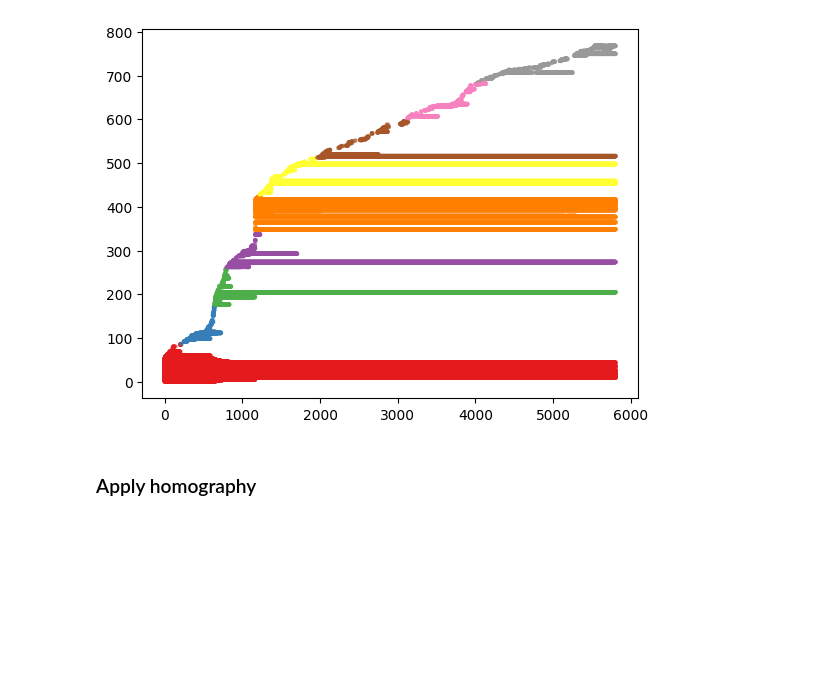
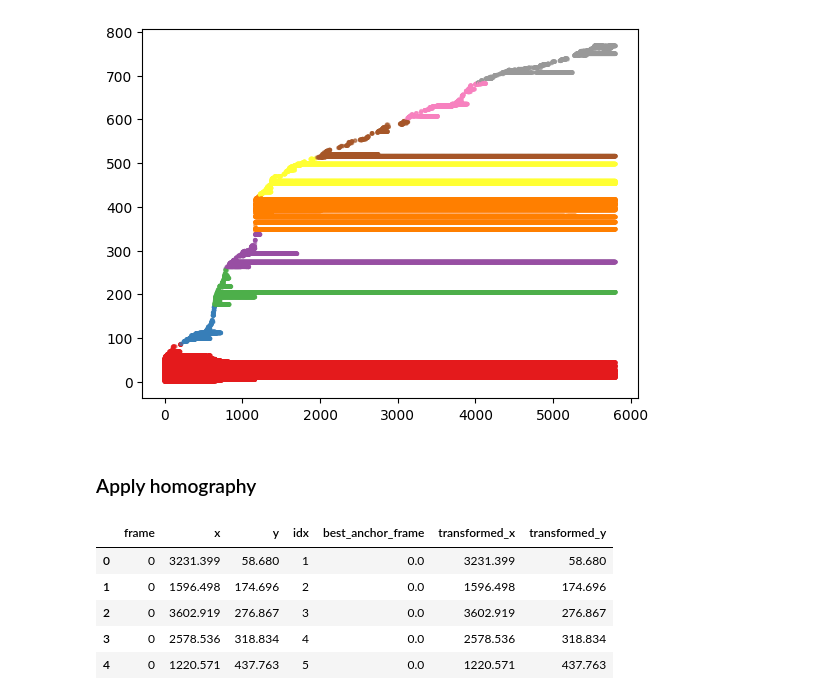
Before and after one commit to projectmela/SpatialRegistration, a Jupyter notebook: 05_GetAnchorFrames.ipynb, the cells around one changed output. Cells and saved outputs as stored; diff of their text form; code cells hidden in the pictures; blank space fills up the shorter version.

```diff
--- a/05_GetAnchorFrames.ipynb
+++ b/05_GetAnchorFrames.ipynb
@@ -321,14 +321,21 @@ thresholds = {
 # %%
 # Step 1: Identify anchor frames
 anchor_frames = identify_anchor_frames(df, thresholds)
 
 # Step 2: Find the best anchor for each frame
 df = find_best_anchor_for_each_frame(df, anchor_frames, thresholds)
 
 # Step 3: Apply homography using the best anchor for each frame
 df, homography_matrices = apply_homography_to_best_anchor(df)
 
-df.head()
+df.to_csv('/Users/vivekhsridhar/Library/Mobile Documents/com~apple~CloudDocs/Documents/Code/Python/SpatialRegistration/io/anchoredp1d1.csv')
+# %% [output]
+|  | frame | x | y | idx | best_anchor_frame | transformed_x | transformed_y |
+| 0 | 0 | 3231.399 | 58.680 | 1 | 0.0 | 3231.399 | 58.680 |
+| 1 | 0 | 1596.498 | 174.696 | 2 | 0.0 | 1596.498 | 174.696 |
+| 2 | 0 | 3602.919 | 276.867 | 3 | 0.0 | 3602.919 | 276.867 |
+| 3 | 0 | 2578.536 | 318.834 | 4 | 0.0 | 2578.536 | 318.834 |
+| 4 | 0 | 1220.571 | 437.763 | 5 | 0.0 | 1220.571 | 437.763 |
 # %%
 fig,(ax1,ax2) = plt.subplots(1,2, figsize=(10,5))
 
```
Also changed, not shown: parts of 9 cells of this notebook.
